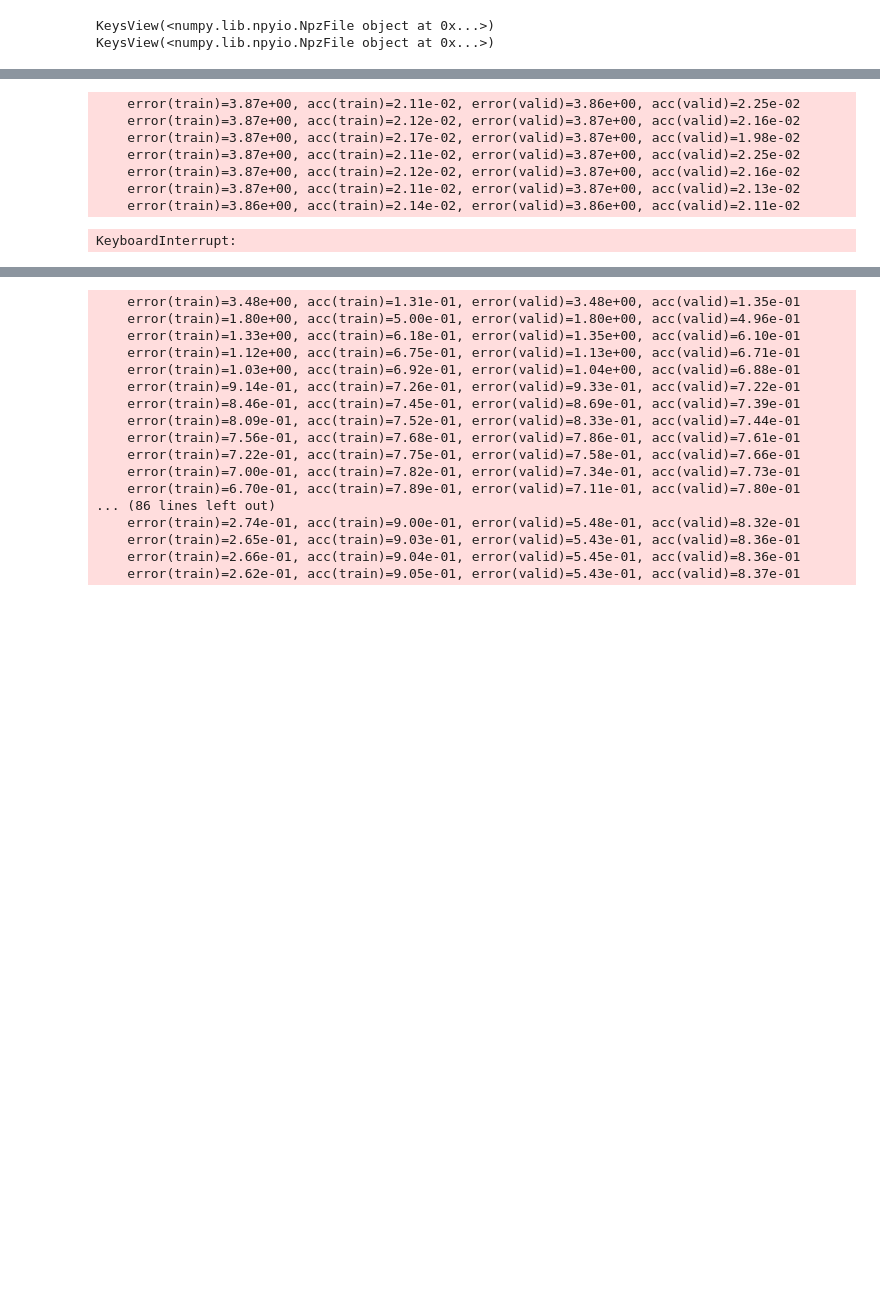
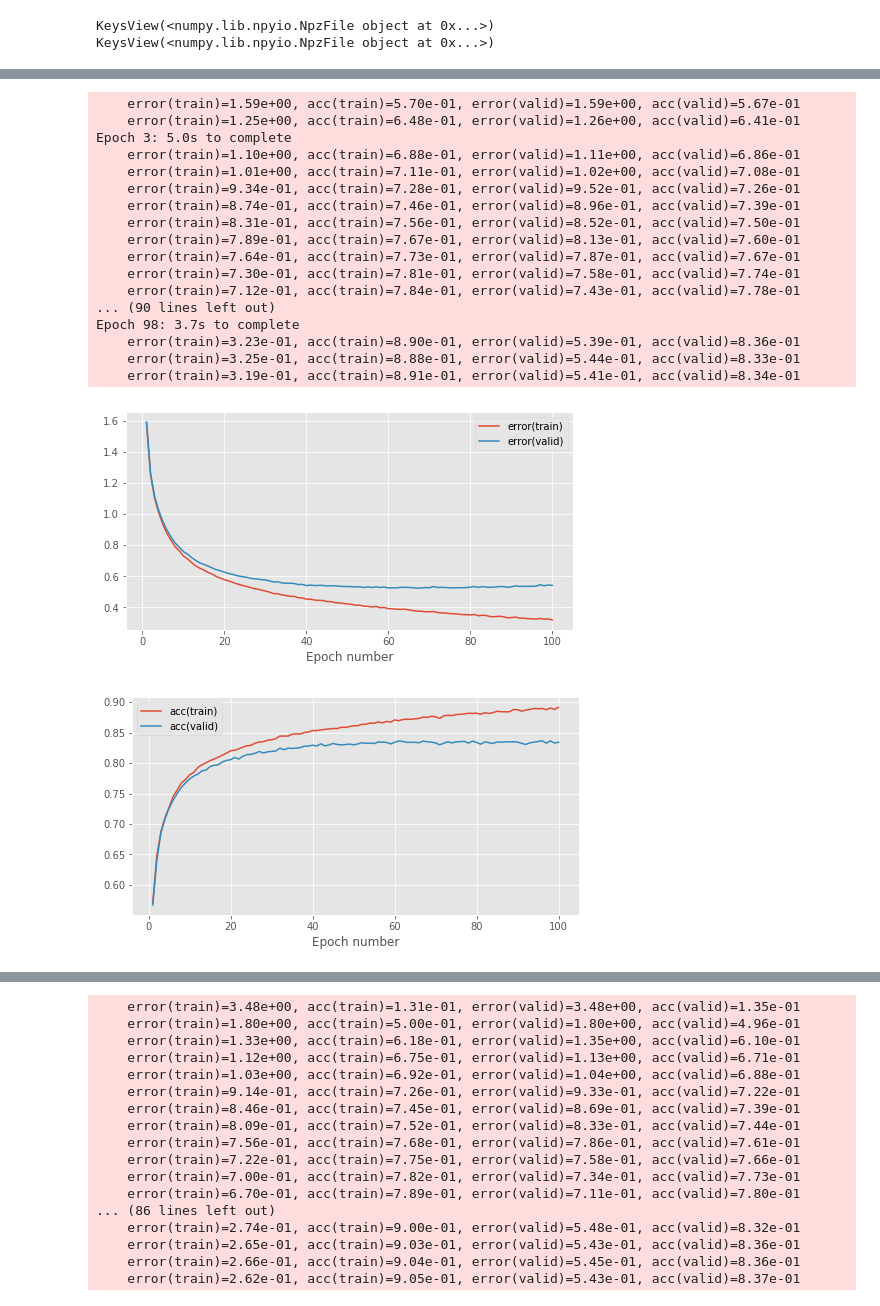
Before and after one commit to LewisLauYang/mlpractical, a Jupyter notebook: notebooks/Coursework_1.ipynb, the cells around one changed output, grey strips where cells are left out. Saved outputs shown, nothing was run; the diff lists cells and outputs as text; code cells hidden in the pictures; blank space fills up the shorter version.

```diff
--- a/notebooks/Coursework_1.ipynb
+++ b/notebooks/Coursework_1.ipynb
@@ -192,53 +191,64 @@ from mlp.models import MultipleLayerModel
 from mlp.initialisers import ConstantInit, GlorotUniformInit
 from mlp.learning_rules import AdamLearningRule,GradientDescentLearningRule,RMSPropLearningRule
 from mlp.optimisers import Optimiser
 
 #setup hyperparameters
 learning_rate = 0.0001
 learning_rates = [0.1,0.01,0.001,0.0001]
 num_epochs = 100
 stats_interval = 1
 input_dim, output_dim, hidden_dim = 784, 47, 100
 
 weights_init = GlorotUniformInit(rng=rng)
 biases_init = ConstantInit(0.)
 model = MultipleLayerModel([
     AffineLayer(input_dim, hidden_dim, weights_init, biases_init),
     ReluLayer(),
     AffineLayer(hidden_dim, hidden_dim, weights_init, biases_init),
     ReluLayer(),
     AffineLayer(hidden_dim, hidden_dim, weights_init, biases_init),
     ReluLayer(),
     AffineLayer(hidden_dim, output_dim, weights_init, biases_init)
 ])
 
 
-error = CrossEntropySoftmaxError()
+# error = CrossEntropySoftmaxError()
 
-for rate in learning_rates:
-    # Use a basic gradient descent learning rule
-    learning_rule = RMSPropLearningRule(learning_rate=rate)
+# for rate in learning_rates:
+#     # Use a basic gradient descent learning rule
+#     learning_rule = RMSPropLearningRule(learning_rate=rate)
 
-    #Remember to use notebook=False when you write a script to be run in a terminal
-    _ = train_model_and_plot_stats(
-        model, error, learning_rule, train_data, valid_data, num_epochs, stats_interval, notebook=True)
+#     #Remember to use notebook=False when you write a script to be run in a terminal
+#     _ = train_model_and_plot_stats(
+#         model, error, learning_rule, train_data, valid_data, num_epochs, stats_interval, notebook=True)
 
 
-# # Use a basic gradient descent learning rule
-# learning_rule = RMSPropLearningRule(learning_rate=learning_rate)
+# Use a basic gradient descent learning rule
+learning_rule = RMSPropLearningRule(learning_rate=learning_rate)
 
-# #Remember to use notebook=False when you write a script to be run in a terminal
-# _ = train_model_and_plot_stats(
-#     model, error, learning_rule, train_data, valid_data, num_epochs, stats_interval, notebook=False)
+#Remember to use notebook=False when you write a script to be run in a terminal
+_ = train_model_and_plot_stats(
+    model, error, learning_rule, train_data, valid_data, num_epochs, stats_interval, notebook=False)
 # %% [output]
-    error(train)=3.87e+00, acc(train)=2.11e-02, error(valid)=3.86e+00, acc(valid)=2.25e-02
-    error(train)=3.87e+00, acc(train)=2.12e-02, error(valid)=3.87e+00, acc(valid)=2.16e-02
-    error(train)=3.87e+00, acc(train)=2.17e-02, error(valid)=3.87e+00, acc(valid)=1.98e-02
-    error(train)=3.87e+00, acc(train)=2.11e-02, error(valid)=3.87e+00, acc(valid)=2.25e-02
-    error(train)=3.87e+00, acc(train)=2.12e-02, error(valid)=3.87e+00, acc(valid)=2.16e-02
-    error(train)=3.87e+00, acc(train)=2.11e-02, error(valid)=3.87e+00, acc(valid)=2.13e-02
-    error(train)=3.86e+00, acc(train)=2.14e-02, error(valid)=3.86e+00, acc(valid)=2.11e-02
+    error(train)=1.59e+00, acc(train)=5.70e-01, error(valid)=1.59e+00, acc(valid)=5.67e-01
+    error(train)=1.25e+00, acc(train)=6.48e-01, error(valid)=1.26e+00, acc(valid)=6.41e-01
+Epoch 3: 5.0s to complete
+    error(train)=1.10e+00, acc(train)=6.88e-01, error(valid)=1.11e+00, acc(valid)=6.86e-01
+    error(train)=1.01e+00, acc(train)=7.11e-01, error(valid)=1.02e+00, acc(valid)=7.08e-01
+    error(train)=9.34e-01, acc(train)=7.28e-01, error(valid)=9.52e-01, acc(valid)=7.26e-01
+    error(train)=8.74e-01, acc(train)=7.46e-01, error(valid)=8.96e-01, acc(valid)=7.39e-01
+    error(train)=8.31e-01, acc(train)=7.56e-01, error(valid)=8.52e-01, acc(valid)=7.50e-01
+    error(train)=7.89e-01, acc(train)=7.67e-01, error(valid)=8.13e-01, acc(valid)=7.60e-01
+    error(train)=7.64e-01, acc(train)=7.73e-01, error(valid)=7.87e-01, acc(valid)=7.67e-01
+    error(train)=7.30e-01, acc(train)=7.81e-01, error(valid)=7.58e-01, acc(valid)=7.74e-01
+    error(train)=7.12e-01, acc(train)=7.84e-01, error(valid)=7.43e-01, acc(valid)=7.78e-01
+... (90 lines left out)
+Epoch 98: 3.7s to complete
+    error(train)=3.23e-01, acc(train)=8.90e-01, error(valid)=5.39e-01, acc(valid)=8.36e-01
+    error(train)=3.25e-01, acc(train)=8.88e-01, error(valid)=5.44e-01, acc(valid)=8.33e-01
+    error(train)=3.19e-01, acc(train)=8.91e-01, error(valid)=5.41e-01, acc(valid)=8.34e-01
-KeyboardInterrupt:
+[figure, added]
+[figure, added]
 # %%
 # The model set up code below is provided as a starting point.
 # You will probably want to add further code cells for the
```
Also changed, not shown: parts of 9 cells of this notebook, 2 other files.
